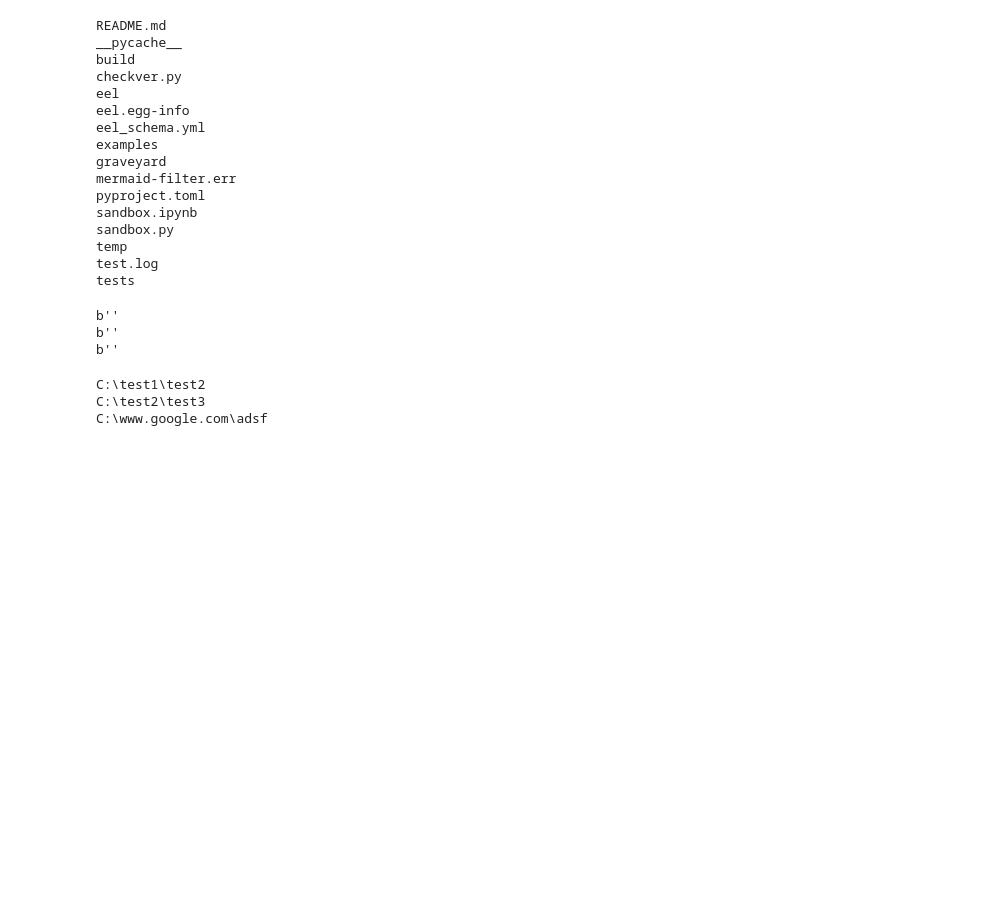
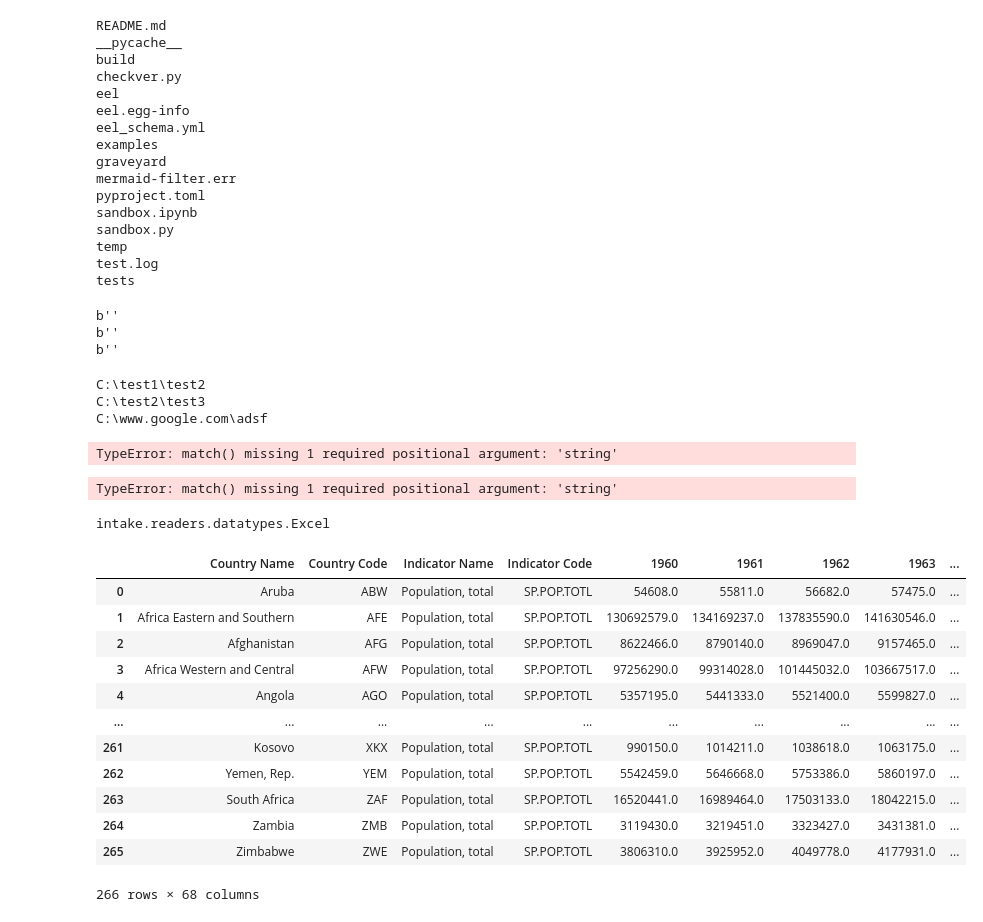
Before and after one commit to NathanDWalsh/els, a Jupyter notebook: sandbox.ipynb, the cells around one changed output. Drawn from its saved outputs; the diff is of its cells as text; code cells hidden in the pictures; blank space fills up the shorter version.

```diff
--- a/sandbox.ipynb
+++ b/sandbox.ipynb
@@ -177,0 +181,35 @@ C:\www.google.com\adsf
+# %%
+url = "C:\\Users\\nwals\\eel-demo\\source\\Population.xls"
+df = pd.read_excel(url, header=3)
+reader = intake.reader_from_call(_i)
+# %% [output]
+TypeError: match() missing 1 required positional argument: 'string'
+# %%
+reader = intake.reader_from_call(_i)
+# %% [output]
+TypeError: match() missing 1 required positional argument: 'string'
+# %%
+data_type = intake.datatypes.recommend(url)[0]
+data = data_type(url)
+# %%
+data_type
+# %% [output]
+intake.readers.datatypes.Excel
+# %%
+reader = intake.readers.readers.PandasExcel(data, header=3)
+# %%
+reader.read()
+# %% [output]
+|  | Country Name | Country Code | Indicator Name | Indicator Code | 1960 | 1961 | 1962 | 1963 | ... |
+| 0 | Aruba | ABW | Population, total | SP.POP.TOTL | 54608.0 | 55811.0 | 56682.0 | 57475.0 | ... |
+| 1 | Africa Eastern and Southern | AFE | Population, total | SP.POP.TOTL | 130692579.0 | 134169237.0 | 137835590.0 | 141630546.0 | ... |
+| 2 | Afghanistan | AFG | Population, total | SP.POP.TOTL | 8622466.0 | 8790140.0 | 8969047.0 | 9157465.0 | ... |
+| 3 | Africa Western and Central | AFW | Population, total | SP.POP.TOTL | 97256290.0 | 99314028.0 | 101445032.0 | 103667517.0 | ... |
+| 4 | Angola | AGO | Population, total | SP.POP.TOTL | 5357195.0 | 5441333.0 | 5521400.0 | 5599827.0 | ... |
+| ... | ... | ... | ... | ... | ... | ... | ... | ... | ... |
+| 261 | Kosovo | XKX | Population, total | SP.POP.TOTL | 990150.0 | 1014211.0 | 1038618.0 | 1063175.0 | ... |
+| 262 | Yemen, Rep. | YEM | Population, total | SP.POP.TOTL | 5542459.0 | 5646668.0 | 5753386.0 | 5860197.0 | ... |
+| 263 | South Africa | ZAF | Population, total | SP.POP.TOTL | 16520441.0 | 16989464.0 | 17503133.0 | 18042215.0 | ... |
+| 264 | Zambia | ZMB | Population, total | SP.POP.TOTL | 3119430.0 | 3219451.0 | 3323427.0 | 3431381.0 | ... |
+| 265 | Zimbabwe | ZWE | Population, total | SP.POP.TOTL | 3806310.0 | 3925952.0 | 4049778.0 | 4177931.0 | ... |
+266 rows × 68 columns
```
Also changed, not shown: parts of 5 cells of this notebook, 6 other files.
